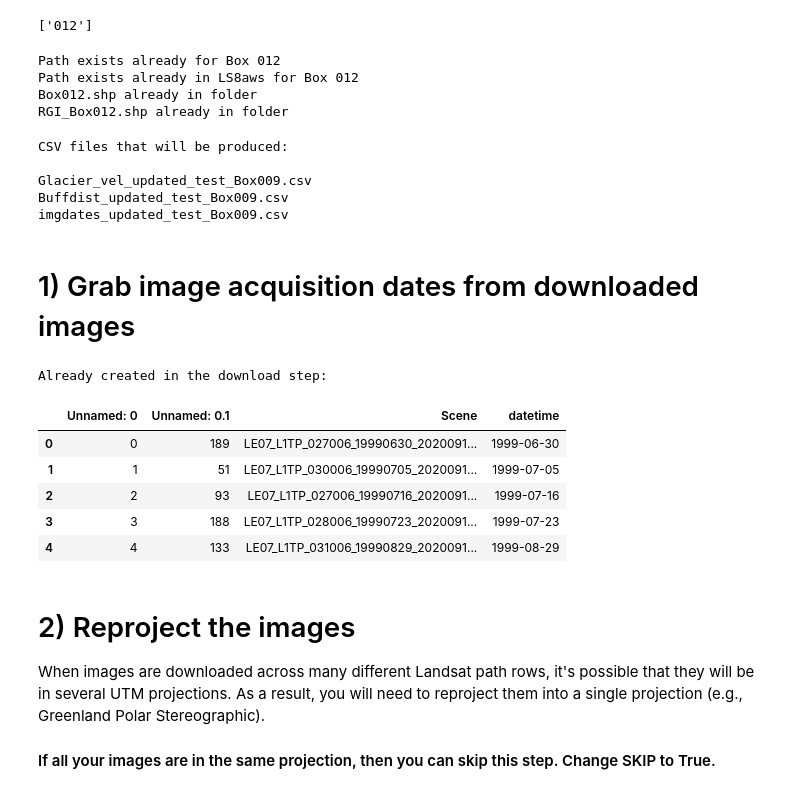
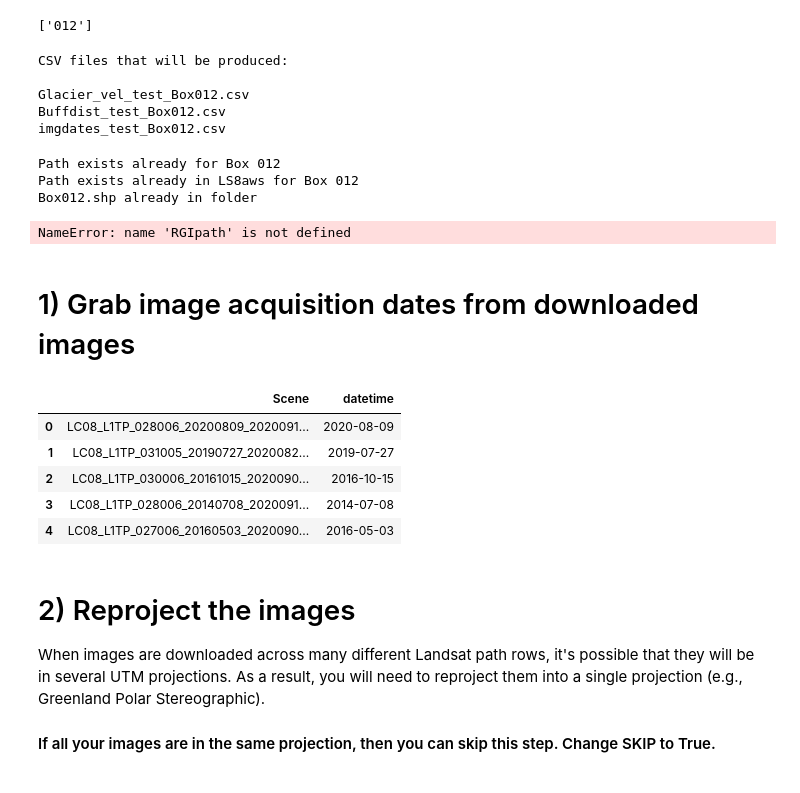
Before and after one commit to jukesliu/automated-glacier-terminus, a Jupyter notebook: preprocess.ipynb, the cells around one changed output. Cells and saved outputs as stored; diff of their text form; code cells hidden in the pictures.

```diff
--- a/preprocess.ipynb
+++ b/preprocess.ipynb
@@ -36,7 +39,7 @@ from automated_terminus_functions import resize_pngs, distance
 # Enter folder containing the terminus box and RGI glacier outline shapefile(s):
 basepath = '/home/jukes/Documents/Sample_glaciers/'
 downloadpath ='/media/jukes/jukes1/LS8aws/' # folder containing downloaded Landsat images
-csvext = '_updated_test_Box009.csv' # same as in image download script, a file suffix
+csvext = '_test_Box012.csv' # same as in image download script, a file suffix
 csvpath = '/home/jukes/Documents/Sample_glaciers/' # folder to store CSV files
 # that describes the analysis (e.g., glacier or group of glaciers)
 
@@ -47,6 +50,9 @@ vy_name = 'greenland_vel_mosaic250_vy_v1.tif' # MEaSUREs product
 no_data_val = -2000000000.0 # no data value for the velocity maps
 vt = 'day' # time unit for velocity (e.g., day for m/day, year for m/year)
 
+# optional:
+RGIpath = '/media/jukes/jukes1/RGI_shps/' # path to folder with all individual RGI glacier outline shapefiles
+
 # Enter glacier IDs
 BoxIDs = []
 boxes = list(map(str, np.arange(12, 13, 1))) #1, 642, 1
@@ -58,6 +64,19 @@ print(BoxIDs) # show the final BoxIDs
 #####################################################################################
 # %% [output]
 ['012']
+# %%
+# filenames that will be written in this script
+# all with common extension
+print("CSV files that will be produced:"); print()
+VEL_FILENAME = 'Glacier_vel'+csvext; print(VEL_FILENAME)
+BOX_FILENAME = 'Buffdist'+csvext; print(BOX_FILENAME)
+DATES_FILENAME = 'imgdates'+csvext; print(DATES_FILENAME) # acquisition dates for all downloaded Landsat images
+# %% [output]
+CSV files that will be produced:
+
+Glacier_vel_test_Box012.csv
+Buffdist_test_Box012.csv
+imgdates_test_Box012.csv
 # %%
 # create new BoxID folders if they don't already exist
 for BoxID in BoxIDs:
@@ -100,49 +119,35 @@ for BoxID in BoxIDs:
 Path exists already for Box 012
 Path exists already in LS8aws for Box 012
 Box012.shp already in folder
-RGI_Box012.shp already in folder
+NameError: name 'RGIpath' is not defined
-# %%
-# filenames that will be written in this script
-# all with common extension
-print("CSV files that will be produced:"); print()
-VEL_FILENAME = 'Glacier_vel'+csvext; print(VEL_FILENAME)
-BOX_FILENAME = 'Buffdist'+csvext; print(BOX_FILENAME)
-DATES_FILENAME = 'imgdates'+csvext; print(DATES_FILENAME) # acquisition dates for all downloaded Landsat images
-# %% [output]
-CSV files that will be produced:
-
-Glacier_vel_updated_test_Box009.csv
-Buffdist_updated_test_Box009.csv
-imgdates_updated_test_Box009.csv
 # %% [markdown]
 # 1) Grab image acquisition dates from downloaded images
 # %%
 # If the acquisition date datafile wasn't already created in the downloading step,
 if not os.path.exists(csvpath+DATES_FILENAME):
     # create it now
     datetimes = []; scenenames = []
     for BoxID in BoxIDs:
         for img in os.listdir(downloadpath+'Box'+BoxID+'/'):
             if img.startswith('L') and img.endswith('TIF'):
                 datestr = img[17:25] # grab acquisition date from filename
                 date = datetime.datetime.strptime(datestr, '%Y%m%d') # save as datetime object
                 datetimes.append(date); scenenames.append(img[:40])
-
+    dates_df = pd.DataFrame(list(zip(scenenames, datetimes)),columns=['Scene','datetime'])
     # write to csv
     dates_df.to_csv(path_or_buf = basepath+DATES_FILENAME, sep=',')
 
 else: # if it exists already, don't overwrite
     print('Already created in the download step:')
     dates_df = pd.read_csv(csvpath+DATES_FILENAME)
 dates_df.head()
 # %% [output]
-Already created in the download step:
-|  | Unnamed: 0 | Unnamed: 0.1 | Scene | datetime |
-| 0 | 0 | 189 | LE07_L1TP_027006_19990630_2020091... | 1999-06-30 |
-| 1 | 1 | 51 | LE07_L1TP_030006_19990705_2020091... | 1999-07-05 |
-| 2 | 2 | 93 | LE07_L1TP_027006_19990716_2020091... | 1999-07-16 |
-| 3 | 3 | 188 | LE07_L1TP_028006_19990723_2020091... | 1999-07-23 |
-| 4 | 4 | 133 | LE07_L1TP_031006_19990829_2020091... | 1999-08-29 |
+|  | Scene | datetime |
+| 0 | LC08_L1TP_028006_20200809_2020091... | 2020-08-09 |
+| 1 | LC08_L1TP_031005_20190727_2020082... | 2019-07-27 |
+| 2 | LC08_L1TP_030006_20161015_2020090... | 2016-10-15 |
+| 3 | LC08_L1TP_028006_20140708_2020091... | 2014-07-08 |
+| 4 | LC08_L1TP_027006_20160503_2020090... | 2016-05-03 |
 # %% [markdown]
 # 2) Reproject the images
 
```
Also changed, not shown: parts of 7 cells of this notebook, 3 other files.
